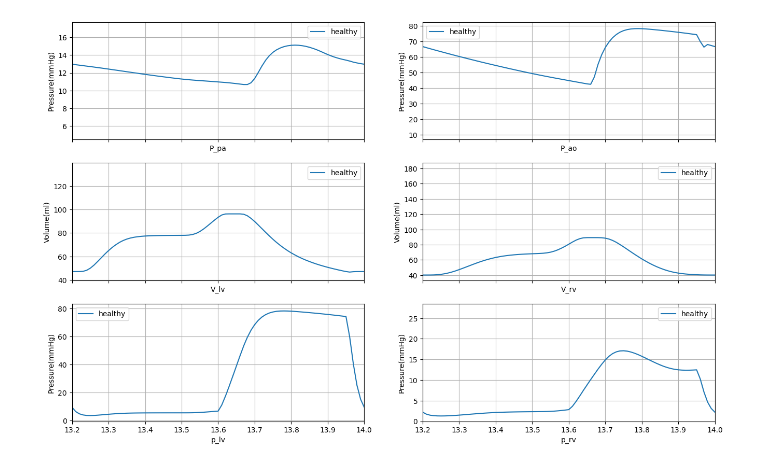
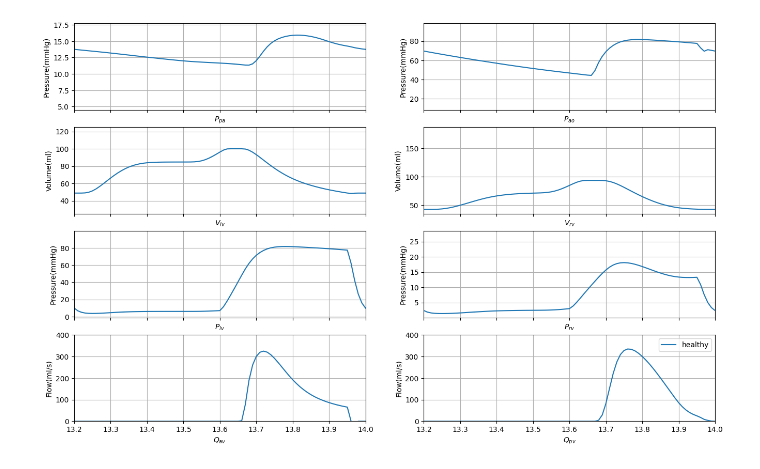
Before and after one commit to ShitingHuang-1/closed_circuit, a Jupyter notebook: resection_sim.ipynb, the cells around one changed output. Saved outputs shown, nothing was run; the diff lists cells and outputs as text; code cells hidden in the pictures.

```diff
--- a/resection_sim.ipynb
+++ b/resection_sim.ipynb
@@ -142,12 +147,9 @@ input_para.append([12.5, 142.5,0.00875])#healthy, Za, R, C
 labels = ['healthy']
 # %%
-for r in np.arange(0.3,1,0.2):
-    pul_cir = lumped_rection(C = 0.00875, trunk = 7.5,artery = 5,Rother = 142.5, r_rate = r, right= True)
-    R = pul_cir.update_surgeryR()
-    Za = pul_cir.update_surgeryZa()
-    C = pul_cir.update_surgeryC()
+for n in np.arange(1,5):
+    pul_cir = lumped_resection_unified(trunk_c = 0.001, trunk_r = 7.5, artery_r = 5, artery_c = 0.00075, arterioles_r = 10, arterioles_c = 0.005, capillaries_r = 120,  venules_r= 10, venules_c = 0.001, vein_r = 2.5, vein_c = 0.001, n = n, N =5)
+    R = pul_cir.r4()
+    Za = pul_cir.r3()
+    C = pul_cir.c()
     input_para.append([Za, R, C])
-    if pul_cir.right is True:
-        labels.append('Right resection:{:.2f}'.format(pul_cir.rr))
-    else:
-        labels.append('Left resection:{:.2f}'.format(pul_cir.rr))
+    labels.append(' Resection:{} lobe(s)'.format(n))
@@ -156,7 +156,7 @@ print(input_para)
 # %%
 for i in range(len(input_para)):
     cap_p=PressureSystem(input_para[i][2], input_para[i][0],input_para[i][1])#C,Za,R
-    y_initial = np.array([135, 27, #lv, la
+    y_initial = np.array([160, 27, #lv, la
                       150, 10, #qav, qmv
                       0.01, 0.5, #xi_av, xi_mv
                       5*1333, #pa
@@ -209,53 +209,68 @@ for i in range(len(input_para)):
     p_lv_surgery.append(p_lv_count)
     v_la_surgery.append(v_la)
     v_lv_surgery.append(v_lv)
+    q_av_list.append(q_av)
+    q_pv_list.append(q_pv)
 # %%
-fig, ((ax1, ax2), (ax3,ax4),(ax5,ax6)) = plt.subplots(3, 2, figsize=(16,10),sharex=True)
+fig, ((ax1, ax2), (ax3,ax4),(ax5,ax6),(ax7,ax8)) = plt.subplots(4, 2, figsize=(16,10),sharex=True)
 for i in range(len(p_pa_surgery)):
     ax1.plot(sol.t, p_pa_surgery[i],label =labels[i])
 ax1.set_xlim(13.2,14)
 ax1.set_ylabel('Pressure(mmHg)')
-ax1.set_xlabel('P_pa')
-ax1.legend()
+ax1.set_xlabel(r'$P_{pa}$')
 ax1.grid()
 
 for i in range(len(p_ao_surgery)):
     ax2.plot(sol.t, p_ao_surgery[i],label =labels[i])
 ax2.set_xlim(13.2,14)
 ax2.set_ylabel('Pressure(mmHg)')
-ax2.set_xlabel('P_ao')
-ax2.legend()
+ax2.set_xlabel(r'$P_{ao}$')
 ax2.grid()
 
 for i in range(len(p_pa_surgery)):
     ax3.plot(sol.t, v_lv_surgery[i],label =labels[i])
 ax3.set_xlim(13.2,14)
+ax3.set_ylim(25,125)
 ax3.set_ylabel('Volume(ml)')
-ax3.set_xlabel('V_lv')
-ax3.legend()
+ax3.set_xlabel(r'$V_{lv}$')
 ax3.grid()
 for i in range(len(p_pa_surgery)):
     ax4.plot(sol.t, v_rv_surgery[i],label =labels[i])
 ax4.set_xlim(13.2,14)
 ax4.set_ylabel('Volume(ml)')
-ax4.set_xlabel('V_rv')
-ax4.legend()
+ax4.set_xlabel(r'$V_{rv}$')
 ax4.grid()
 
 for i in range(len(p_pa_surgery)):
     ax5.plot(sol.t, p_lv_surgery[i],label =labels[i])
 ax5.set_xlim(13.2,14)
 ax5.set_ylabel('Pressure(mmHg)')
-ax5.set_xlabel('p_lv')
-ax5.legend()
+ax5.set_xlabel(r'$P_{lv}$')
 ax5.grid()
 for i in range(len(p_pa_surgery)):
     ax6.plot(sol.t, p_rv_surgery[i],label =labels[i])
 ax6.set_xlim(13.2,14)
 ax6.set_ylabel('Pressure(mmHg)')
-ax6.set_xlabel('p_rv')
-ax6.legend()
+ax6.set_xlabel(r'$P_{rv}$')
 ax6.grid()
+
+for i in range(len(p_pa_surgery)):
+    ax7.plot(sol.t, q_av_list[i],label =labels[i])
+ax7.set_xlim(13.2,14)
+ax7.set_ylim(0,400)
+ax7.set_ylabel('Flow(ml/s)')
+ax7.set_xlabel(r'$Q_{av}$')
+ax7.grid()
+for i in range(len(p_pa_surgery)):
+    ax8.plot(sol.t, q_pv_list[i],label =labels[i])
+ax8.set_xlim(13.2,14)
+ax8.set_ylim(0,400)
+ax8.set_ylabel('Flow(ml/s)')
+ax8.set_xlabel(r'$Q_{pv}$')
+ax8.grid()
+
+plt.legend()
+plt.savefig('resection_model_results.svg', format='svg')
 plt.show()
 # %% [output]
-[figure, old version]
+[figure, new version]
```
Also changed, not shown: parts of 11 cells of this notebook, 19 other files.
